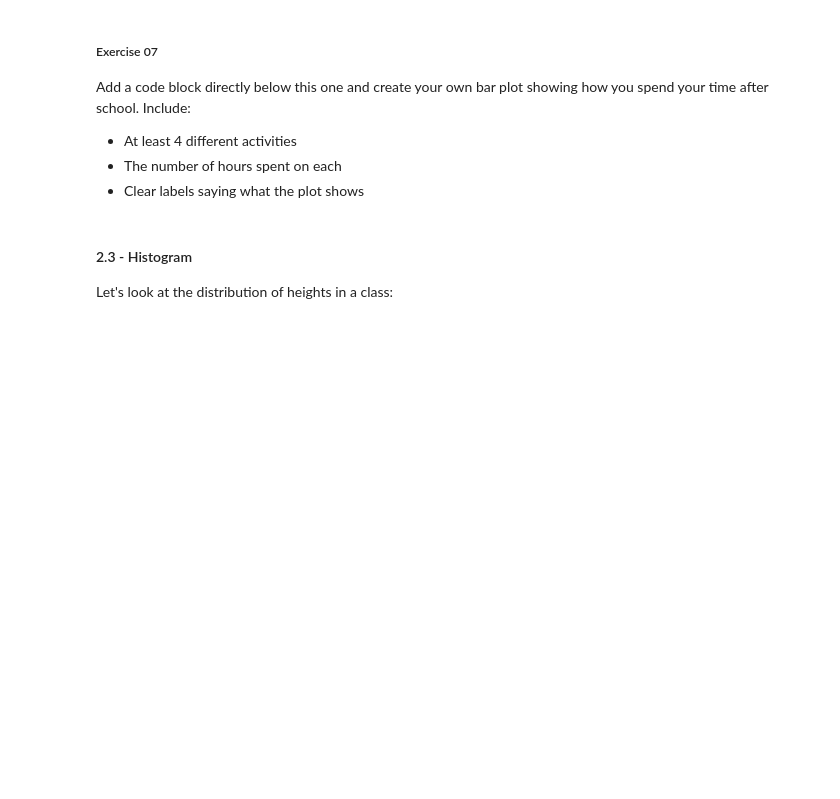
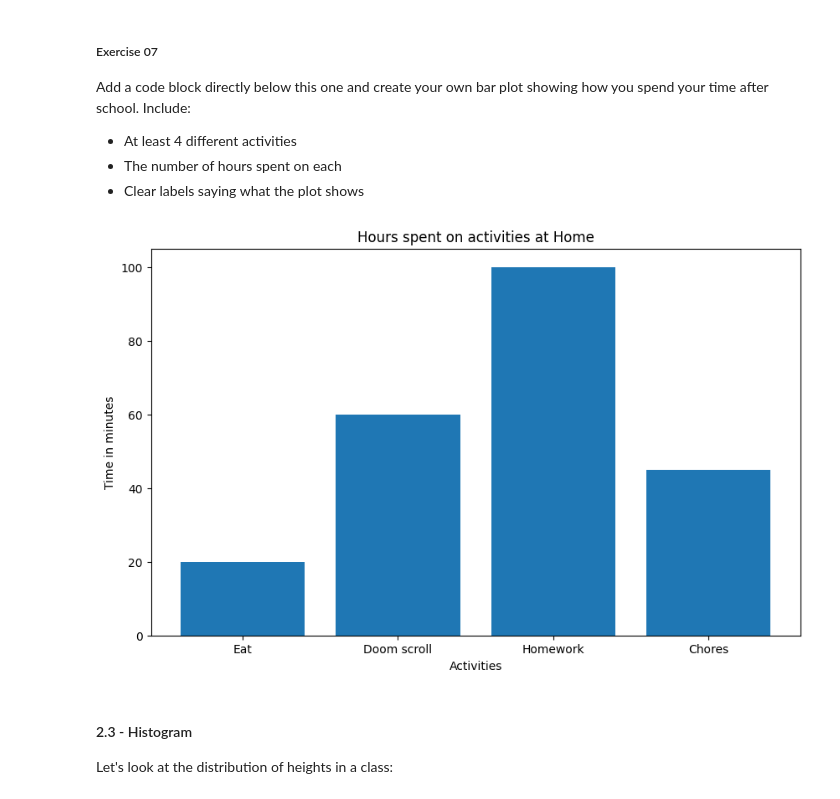
Before and after one commit to sugaazz1/unit-3-ai, a Jupyter notebook: 02-intro/intro-to-notebooks.ipynb, the cells around one changed output. Drawn from its saved outputs; the diff is of its cells as text; code cells hidden in the pictures; blank space fills up the shorter version.

```diff
--- a/02-intro/intro-to-notebooks.ipynb
+++ b/02-intro/intro-to-notebooks.ipynb
@@ -355,6 +367,18 @@ Add a code block directly below this one and create your own bar plot showing ho
 - At least 4 different activities
 - The number of hours spent on each
 - Clear labels saying what the plot shows
+# %%
+activities = ['Eat', 'Doom scroll', 'Homework', 'Chores']
+hours_spent = [20, 60, 100, 45]
+
+plt.figure(figsize=(10,6))
+plt.bar(activities, hours_spent)
+plt.title('Hours spent on activities at Home')
+plt.xlabel('Activities')
+plt.ylabel('Time in minutes')
+plt.show()
+# %% [output]
+[figure, added]
 # %% [markdown]
 #### 2.3 - Histogram
 Let's look at the distribution of heights in a class:
```
Also changed, not shown: parts of 2 cells of this notebook, 2 other files.
